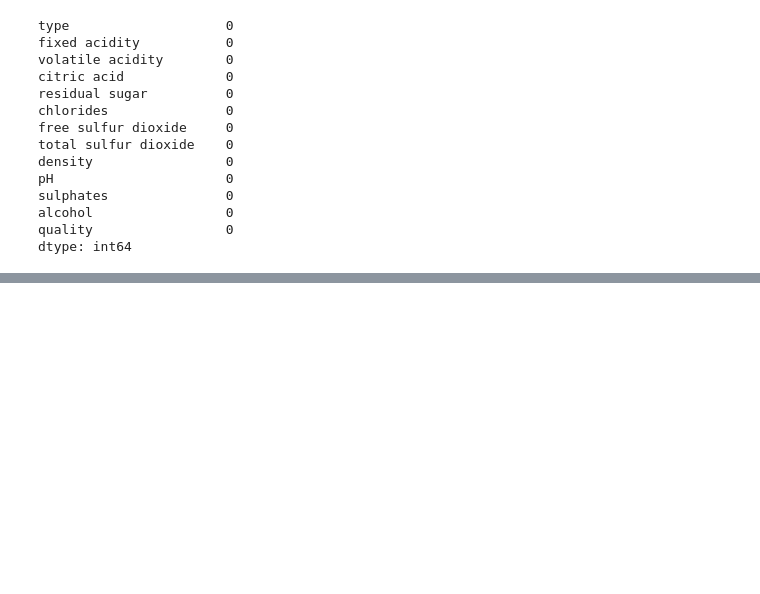
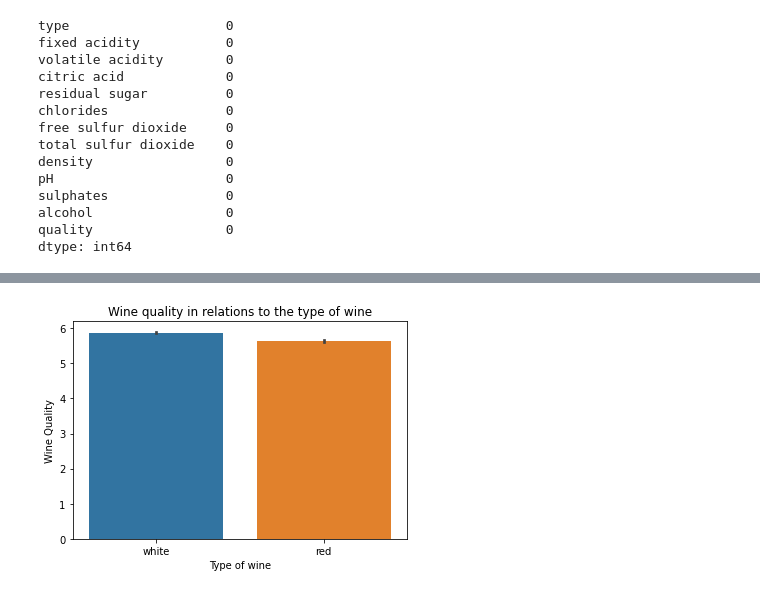
Before and after one commit to Alon-Elisha/Final-Project, a Jupyter notebook: Final_Project.ipynb, the cells around one changed output, grey strips where cells are left out. Saved outputs shown, nothing was run; the diff lists cells and outputs as text; code cells hidden in the pictures; blank space fills up the shorter version.

```diff
--- a/Final_Project.ipynb
+++ b/Final_Project.ipynb
@@ -126,0 +162,7 @@ dtype: int64
+# %%
+sns.barplot(x = 'type', y = 'quality', data = data)
+plt.ylabel('Wine Quality')
+plt.xlabel('Type of wine')
+plt.title('Wine quality in relations to the type of wine');
+# %% [output]
+[figure, added]
```
Also changed, not shown: parts of 7 cells of this notebook.
